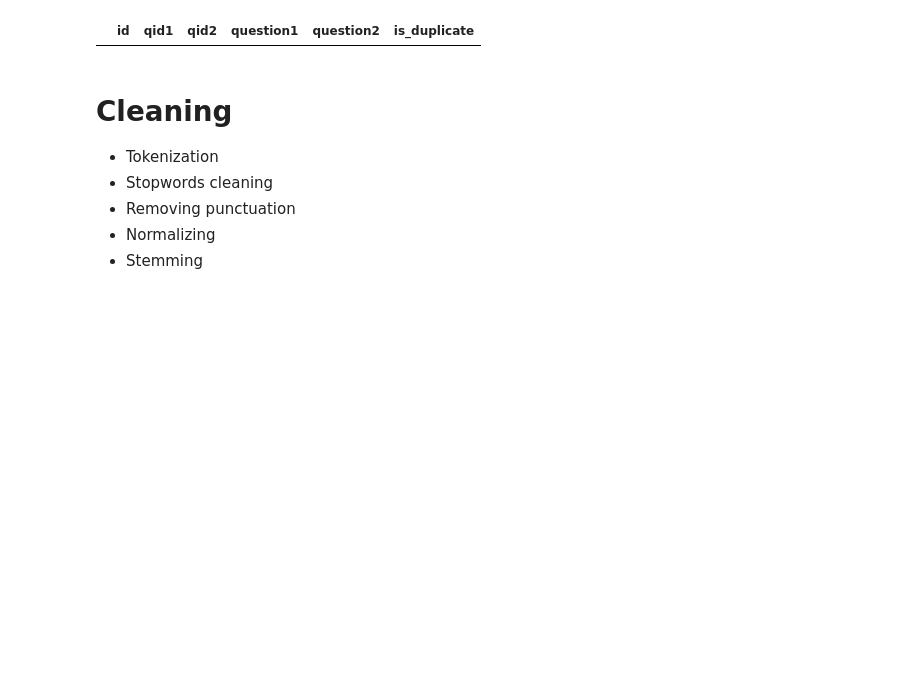
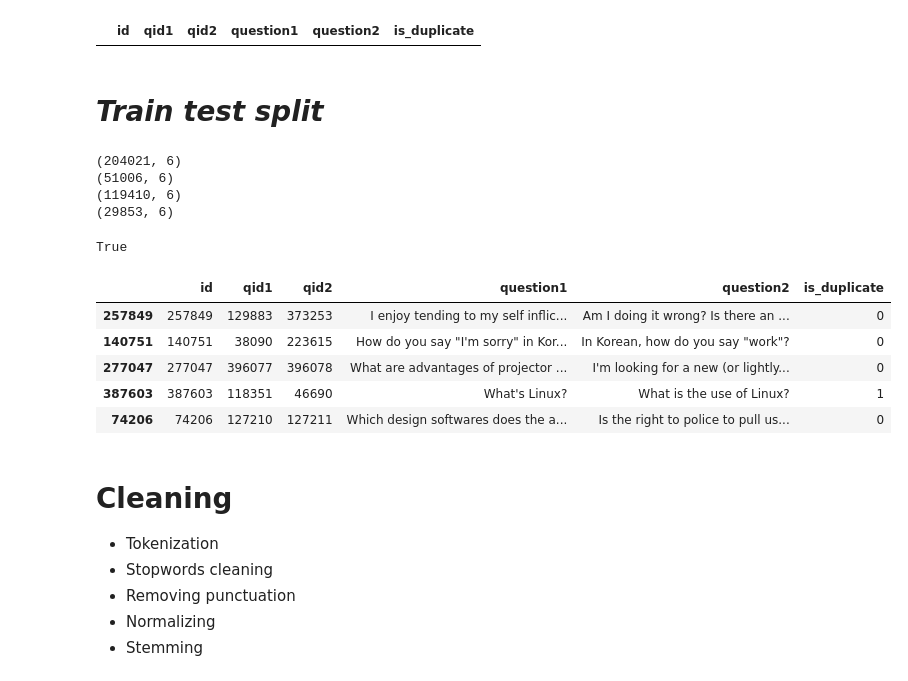
Before and after one commit to silvhua-Lighthouse/mini-project-V, a Jupyter notebook: mini_project_V.ipynb, the cells around one changed output. Saved outputs shown, nothing was run; the diff lists cells and outputs as text; code cells hidden in the pictures; blank space fills up the shorter version.

Commit message:
works on small sample

```diff
--- a/mini_project_V.ipynb
+++ b/mini_project_V.ipynb
@@ -52,6 +52,41 @@ df[df['question1'] == df['question2']]
 # Distribution of word frequency
 # %%
 # Topic modelling
+# %% [markdown]
+# *Train test split*
+# %%
+# Account for imbalance in data set
+
+from sklearn.model_selection import train_test_split
+df_train_0, df_test_0 = train_test_split(df[df['is_duplicate'] == 0], train_size=0.8,random_state=0)
+df_train_1, df_test_1 = train_test_split(df[df['is_duplicate'] == 1], train_size=0.8,random_state=0)
+
+print(df_train_0.shape)
+print(df_test_0.shape)
+print(df_train_1.shape)
+print(df_test_1.shape)
+# %% [output]
+(204021, 6)
+(51006, 6)
+(119410, 6)
+(29853, 6)
+# %%
+df_train = pd.concat([df_train_0, df_train_1]).sample(frac=1)
+df_test = pd.concat([df_test_0, df_test_1]).sample(frac=1)
+y_train = df_train['is_duplicate']
+y_test = df_test['is_duplicate']
+
+# Make sure no rows got dropped
+print(len(df_train)+len(df_test)==len(df))
+df_test.head()
+# %% [output]
+True
+|  | id | qid1 | qid2 | question1 | question2 | is_duplicate |
+| 257849 | 257849 | 129883 | 373253 | I enjoy tending to my self inflic... | Am I doing it wrong? Is there an ... | 0 |
+| 140751 | 140751 | 38090 | 223615 | How do you say "I'm sorry" in Kor... | In Korean, how do you say "work"? | 0 |
+| 277047 | 277047 | 396077 | 396078 | What are advantages of projector ... | I'm looking for a new (or lightly... | 0 |
+| 387603 | 387603 | 118351 | 46690 | What's Linux? | What is the use of Linux? | 1 |
+| 74206 | 74206 | 127210 | 127211 | Which design softwares does the a... | Is the right to police to pull us... | 0 |
 # %% [markdown]
 # Cleaning
 
```
Also changed, not shown: parts of 2 cells of this notebook.
